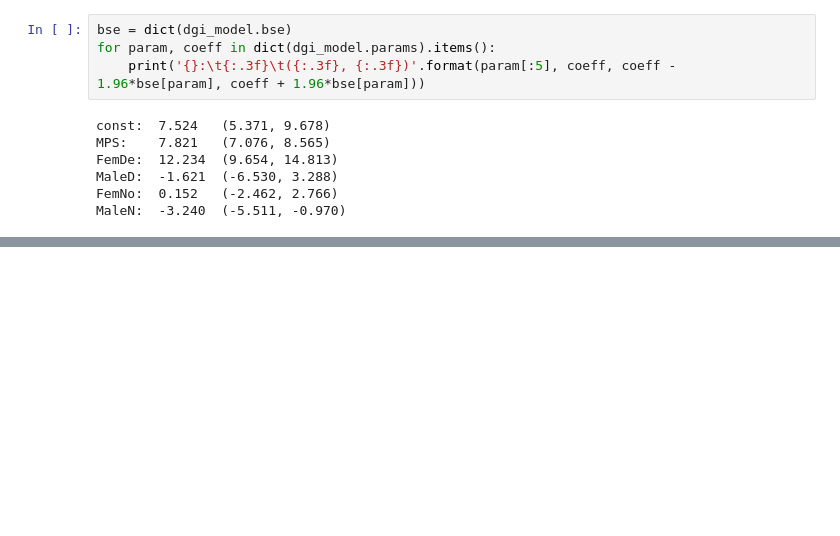
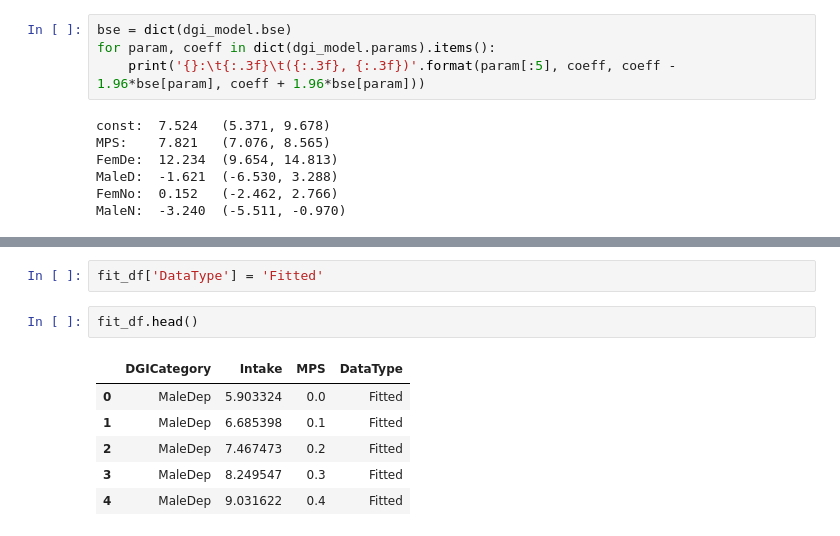
Before and after one commit to JWKennington/collab-mpow, a Jupyter notebook: notebooks/retroactive-analysis.ipynb, the cells around one changed output, grey strips where cells are left out. Saved outputs shown, nothing was run; the diff lists cells and outputs as text; blank space fills up the shorter version.

```diff
--- a/notebooks/retroactive-analysis.ipynb
+++ b/notebooks/retroactive-analysis.ipynb
@@ -168,0 +259,11 @@ MaleN:  -3.240  (-5.511, -0.970)
+# %%
+fit_df['DataType'] = 'Fitted'
+# %%
+fit_df.head()
+# %% [output]
+|  | DGICategory | Intake | MPS | DataType |
+| 0 | MaleDep | 5.903324 | 0.0 | Fitted |
+| 1 | MaleDep | 6.685398 | 0.1 | Fitted |
+| 2 | MaleDep | 7.467473 | 0.2 | Fitted |
+| 3 | MaleDep | 8.249547 | 0.3 | Fitted |
+| 4 | MaleDep | 9.031622 | 0.4 | Fitted |
```
Also changed, not shown: parts of 21 cells of this notebook.
